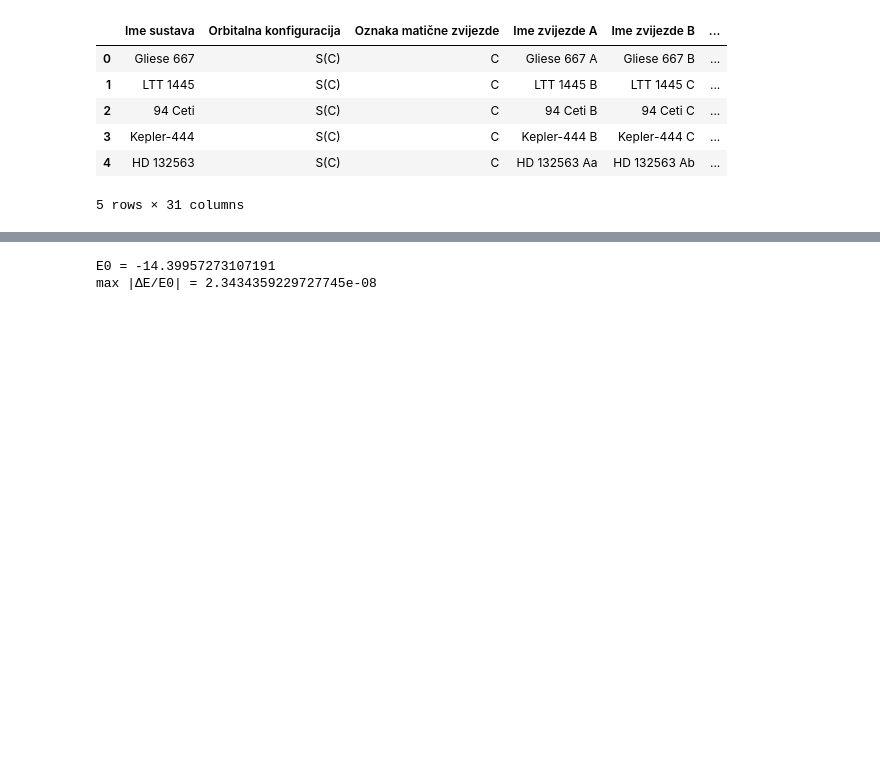
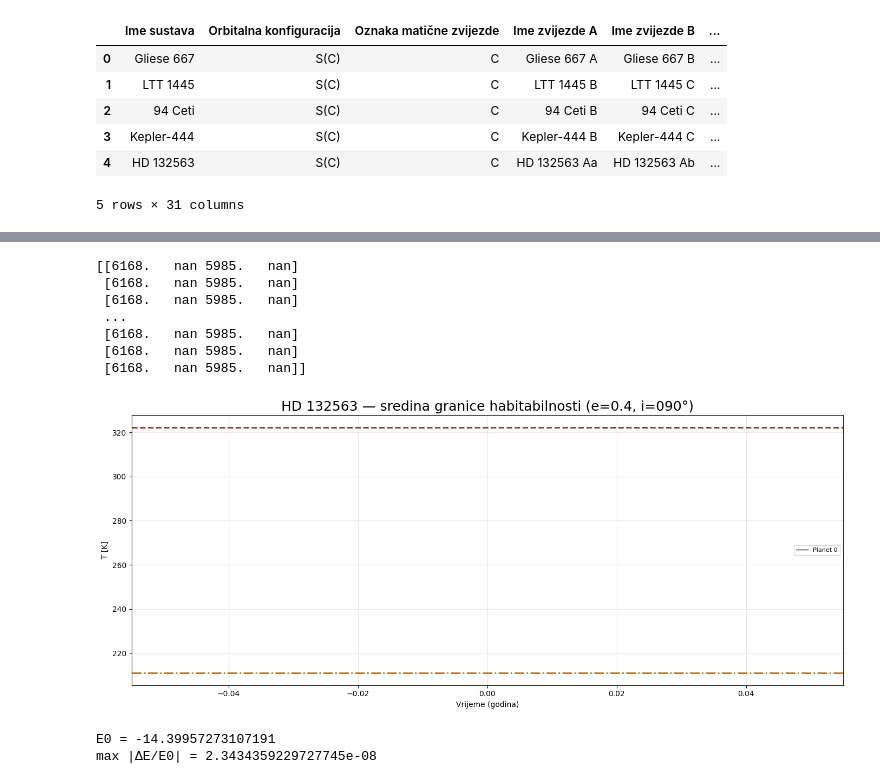
Before and after one commit to emadonev/nbody_exoplanets, a Jupyter notebook: nbs/results.ipynb, the cells around one changed output, grey strips where cells are left out. Saved outputs shown, nothing was run; the diff lists cells and outputs as text; code cells hidden in the pictures; blank space fills up the shorter version.

```diff
--- a/nbs/results.ipynb
+++ b/nbs/results.ipynb
@@ -166,3 +166,17 @@ plt.show()
+# %%
+path = '../output/HD_132563_hz_mid_ev0.4_iv090.hdf5'
+#path = '../output/94_Ceti_hz_mid_ev0.3_iv104.hdf5'
+
+plot_temperature(path, planet_smooth=1)
+# %% [output]
+[[6168.   nan 5985.   nan]
+ [6168.   nan 5985.   nan]
+ [6168.   nan 5985.   nan]
+ ...
+ [6168.   nan 5985.   nan]
+ [6168.   nan 5985.   nan]
+ [6168.   nan 5985.   nan]]
+[figure, added]
 # %%
 mask = np.isfinite(energy) & np.isfinite(t)
 t = t[mask]
```
Also changed, not shown: parts of 7 cells of this notebook, 26 other files.
